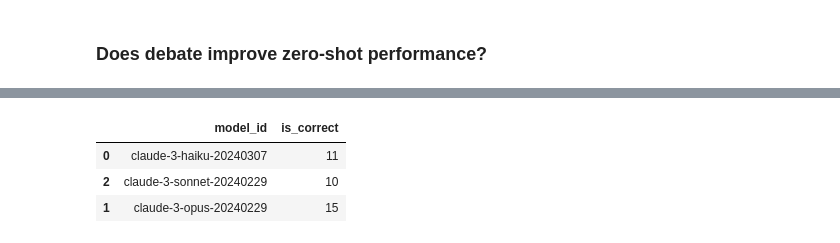
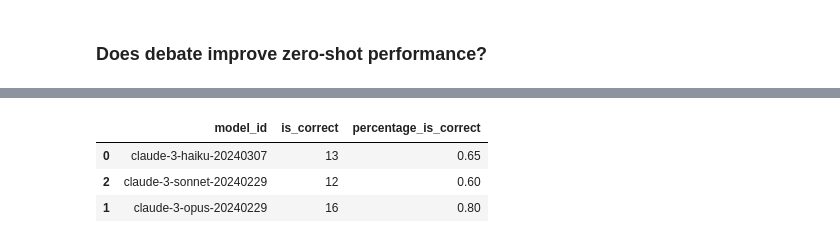
Before and after one commit to abhirambibekar/llm-debate, a Jupyter notebook: src/data_analysis.ipynb, the cells around one changed output, grey strips where cells are left out. Cells and saved outputs as stored; diff of their text form; code cells hidden in the pictures.

```diff
--- a/src/data_analysis.ipynb
+++ b/src/data_analysis.ipynb
@@ -336,22 +576,33 @@ two_option_zero_shot_by_model_df
+# %%
+TwoOptionDebateResponses = pd.read_csv(
+    "../data/TwoOptionDebateResponses_20240529235651.csv", index_col=0
+)
+TwoOptionDebateResponses["correct_option"] = TwoOptionDebateResponses["ordering"].apply(
+    lambda ord: "A" if ord == "correct_first" else "B"
+)
+TwoOptionDebateResponses["is_correct"] = (
+    TwoOptionDebateResponses["response_summary"]
+    == TwoOptionDebateResponses["correct_option"]
+)
 # %%
-TwoOptionDebateResponses = pd.read_csv(
-    "../data/TwoOptionDebateResponses_20240505220907.csv", index_col=0
-)
 two_option_debate_by_model_df = (
     TwoOptionDebateResponses.groupby("model_id")["is_correct"].sum().reset_index()
 )
 two_option_debate_by_model_df["model_id"] = pd.Categorical(
     two_option_debate_by_model_df["model_id"],
     categories=ordered_claude_model_ids,
     ordered=True,
 )
 two_option_debate_by_model_df = two_option_debate_by_model_df.sort_values("model_id")
+two_option_debate_by_model_df["percentage_is_correct"] = (
+    two_option_debate_by_model_df["is_correct"] / 20
+)
 two_option_debate_by_model_df
 # %% [output]
-|  | model_id | is_correct |
-| 0 | claude-3-haiku-20240307 | 11 |
-| 2 | claude-3-sonnet-20240229 | 10 |
-| 1 | claude-3-opus-20240229 | 15 |
+|  | model_id | is_correct | percentage_is_correct |
+| 0 | claude-3-haiku-20240307 | 13 | 0.65 |
+| 2 | claude-3-sonnet-20240229 | 12 | 0.60 |
+| 1 | claude-3-opus-20240229 | 16 | 0.80 |
 # %%
 fig = go.Figure()
 
```
Also changed, not shown: parts of 17 cells of this notebook, 6 other files.
